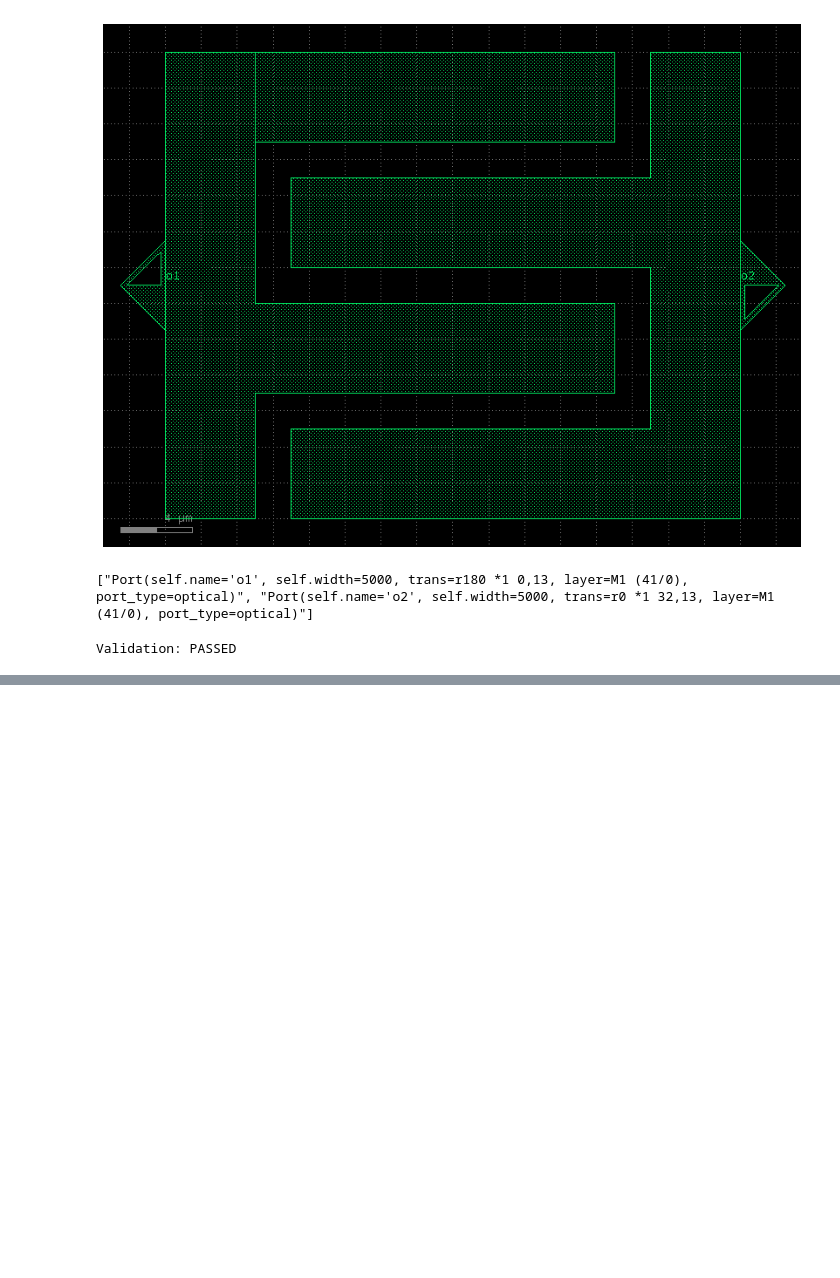
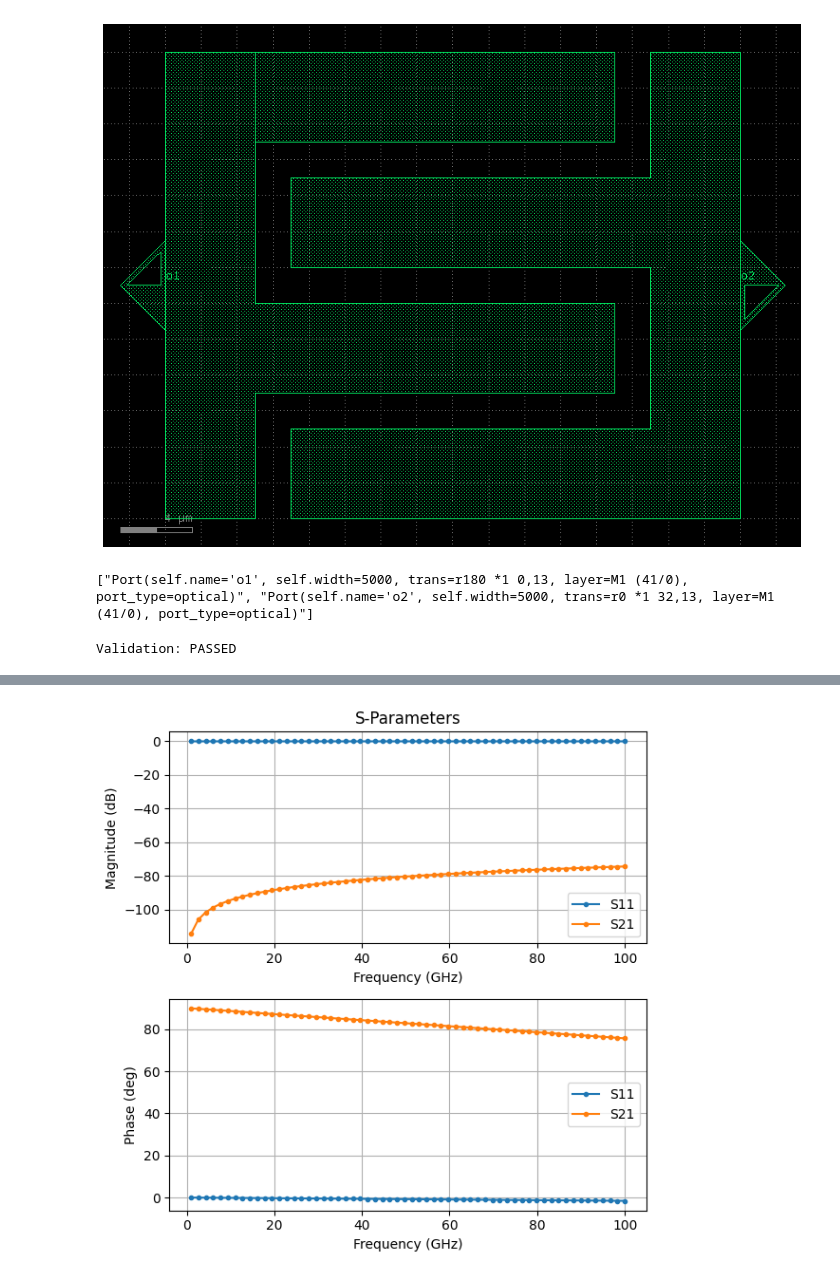
Before and after one commit to EpsilonForge/gsim, a Jupyter notebook: nbs/IHP_components/mesh_capacitor.ipynb, the cells around one changed output, grey strips where cells are left out. Saved outputs shown, nothing was run; the diff lists cells and outputs as text; code cells hidden in the pictures; blank space fills up the shorter version.

Commit message:
Add S-parameter simulation notebooks for IHP components

```diff
--- a/nbs/IHP_components/mesh_capacitor.ipynb
+++ b/nbs/IHP_components/mesh_capacitor.ipynb
@@ -87,0 +121,31 @@ libEGL warning: failed to open /dev/dri/card1: Permission denied
+# %%
+import matplotlib.pyplot as plt
+import pandas as pd
+
+df = pd.read_csv(results["port-S.csv"])
+df.columns = df.columns.str.strip()  # Remove whitespace from column names
+
+freq = df["f (GHz)"]
+
+fig, (ax1, ax2) = plt.subplots(2, 1, figsize=(6, 6))
+
+# Magnitude plot
+ax1.plot(freq, df["|S[1][1]| (dB)"], marker=".", label="S11")
+ax1.plot(freq, df["|S[2][1]| (dB)"], marker=".", label="S21")
+ax1.set_xlabel("Frequency (GHz)")
+ax1.set_ylabel("Magnitude (dB)")
+ax1.set_title("S-Parameters")
+ax1.legend()
+ax1.grid(True)
+
+# Phase plot
+ax2.plot(freq, df["arg(S[1][1]) (deg.)"], marker=".", label="S11")
+ax2.plot(freq, df["arg(S[2][1]) (deg.)"], marker=".", label="S21")
+ax2.set_xlabel("Frequency (GHz)")
+ax2.set_ylabel("Phase (deg)")
+ax2.legend()
+ax2.grid(True)
+
+plt.tight_layout()
+# %% [output]
+[figure, added]
```
Also changed, not shown: parts of 7 cells of this notebook, 9 other files.
